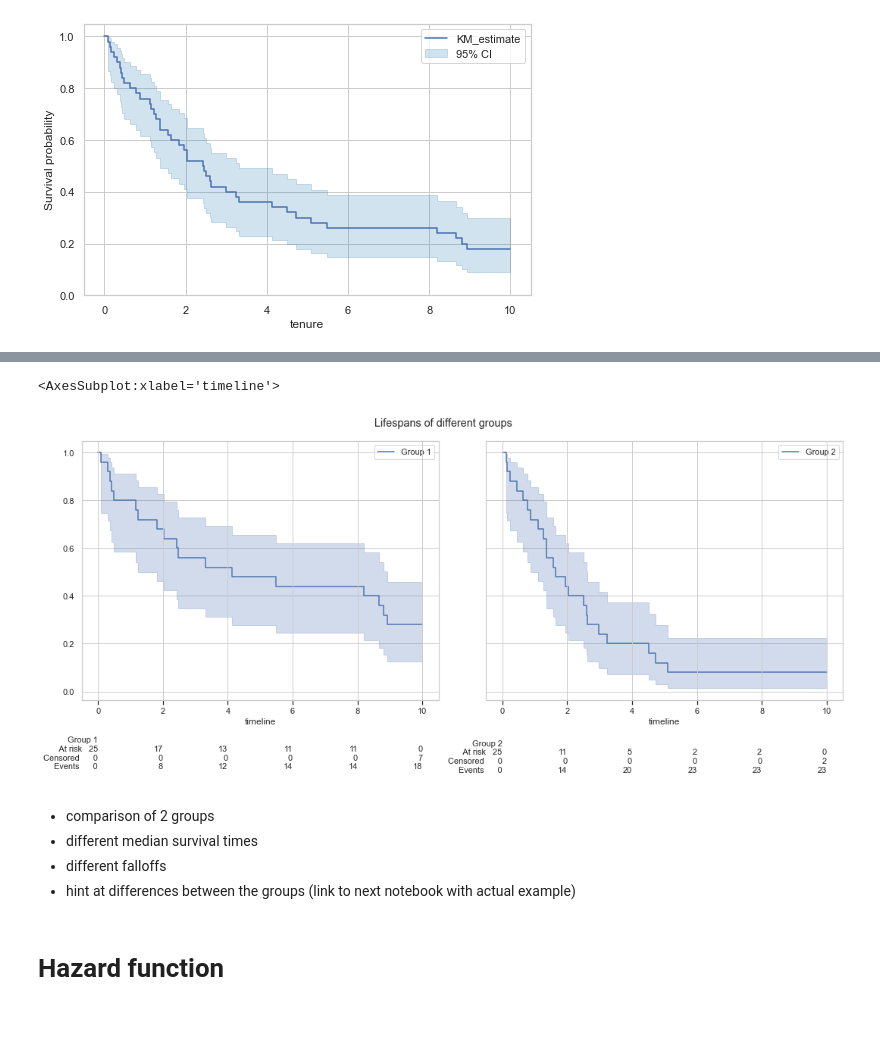
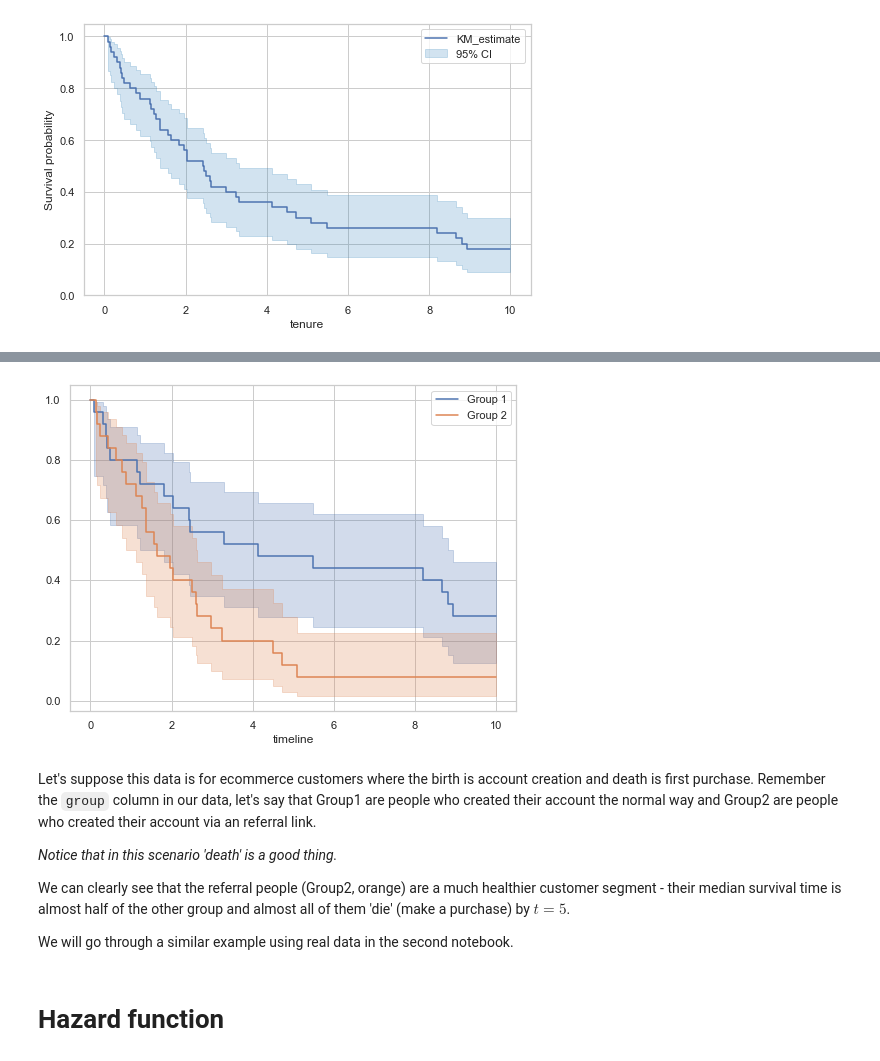
Before and after one commit to Rabeez/survival_demo, a Jupyter notebook: 1 - Dummy data.ipynb, the cells around one changed output, grey strips where cells are left out. Saved outputs shown, nothing was run; the diff lists cells and outputs as text; code cells hidden in the pictures; blank space fills up the shorter version.

```diff
--- a/1 - Dummy data.ipynb
+++ b/1 - Dummy data.ipynb
@@ -79,5 +102,6 @@ ax.set_title(f"Births and deaths of our population, at $t={CURRENT_TIME}$");
 # %%
 kmf = KaplanMeierFitter()
-kmf.fit(df['observed_lifetimes'], event_observed=df['death_observed'])
+kmf.fit(durations=df['observed_lifetimes'],
+        event_observed=df['death_observed'])
 # %% [output]
 <lifelines.KaplanMeierFitter:"KM_estimate", fitted with 50 total observations, 9 right-censored observations>
@@ -109,19 +138,20 @@ ax.legend()
 # %%
-fig, (ax1,ax2) = plt.subplots(ncols=2, figsize=(15,7), sharex=True, sharey=True, constrained_layout=True)
-fig.suptitle("Lifespans of different groups");
+fig, ax = plt.subplots(figsize=(8,6))
 
 kmf.fit(df.loc[df['group'] == 1, 'observed_lifetimes'], event_observed=df.loc[df['group'] == 1, 'death_observed'], label="Group 1")
-kmf.plot_survival_function(at_risk_counts=True, ax=ax1)
+kmf.plot_survival_function(ax=ax);
 
 kmf.fit(df.loc[df['group'] == 2, 'observed_lifetimes'], event_observed=df.loc[df['group'] == 2, 'death_observed'], label="Group 2")
-kmf.plot_survival_function(at_risk_counts=True, ax=ax2)
+kmf.plot_survival_function(ax=ax);
 # %% [output]
-<AxesSubplot:xlabel='timeline'>
-[figure, old version]
+[figure, new version]
-# %% [markdown]
-- comparison of 2 groups
-- different median survival times
-- different falloffs
-- hint at differences between the groups (link to next notebook with actual example)
+# %% [markdown]
+Let's suppose this data is for ecommerce customers where the birth is account creation and death is first purchase. Remember the `group` column in our data, let's say that Group1 are people who created their account the normal way and Group2 are people who created their account via an referral link.
+
+*Notice that in this scenario 'death' is a good thing.*
+
+We can clearly see that the referral people (Group2, orange) are a much healthier customer segment - their median survival time is almost half of the other group and almost all of them 'die' (make a purchase) by $t=5$.
+
+We will go through a similar example using real data in the second notebook.
 # %% [markdown]
 # Hazard function
```
Also changed, not shown: parts of 24 cells of this notebook, 1 other file.
